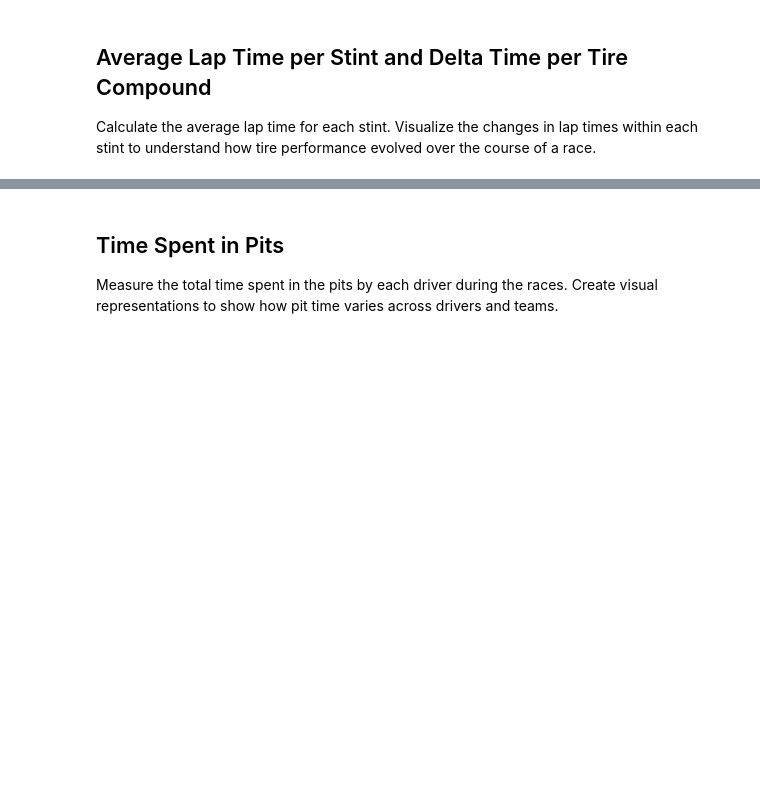
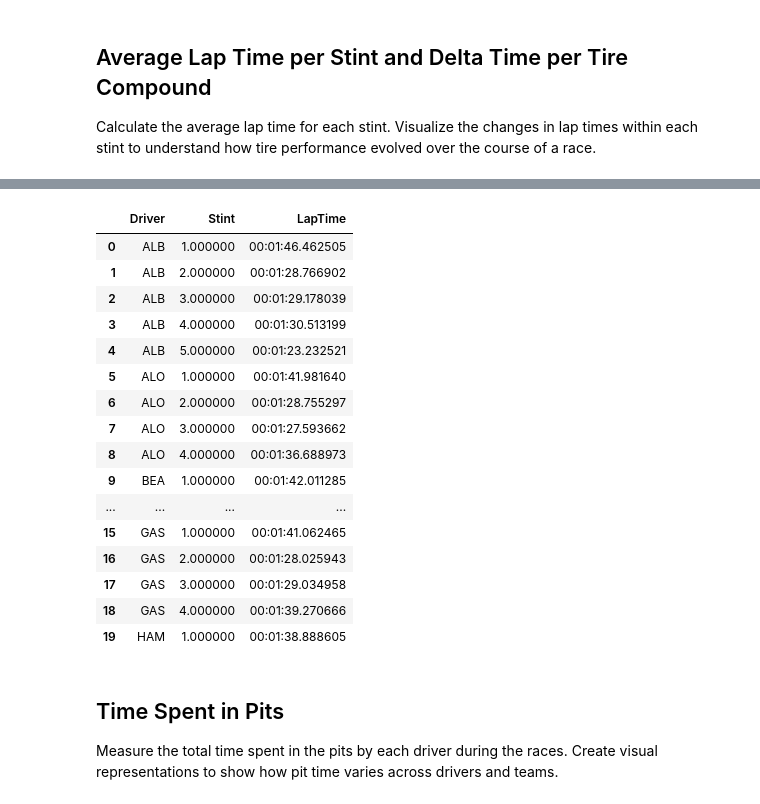
Before and after one commit to MyNameIsCalvinDavis/Data-Science, a Jupyter notebook: F1/F1.ipynb, the cells around one changed output, grey strips where cells are left out. Saved outputs shown, nothing was run; the diff lists cells and outputs as text; code cells hidden in the pictures; blank space fills up the shorter version.

```diff
--- a/F1/F1.ipynb
+++ b/F1/F1.ipynb
@@ -351,0 +413,17 @@ Calculate the average lap time for each stint. Visualize the changes in lap time
+# %%
+laps = races[8][1][["Time", "EventName", "Driver", "Team", "LapNumber", "LapTime", "Stint", "Compound"]]
+laps.set_index(["Stint"]).head(20)
+
+# timeDF=(pd.to_datetime(cleanDF['Running-Time'].str.strip(), format='%H:%M:%S'))
+times = []
+for t in laps["LapTime"]:
+    if type(t) == type("s"):
+        a = t.split(" ")[2]
+        if "." not in a:
+            a += ".000000"
+        times.append(a)
+    else:
+        times.append(np.nan)
+laps["LapTime"] = pd.to_datetime(times, format='%H:%M:%S.%f')
+
+laps.groupby(["Stint"]).mean()
@@ -352,3 +438,24 @@ Calculate the average lap time for each stint. Visualize the changes in lap time
+# %%
+lapsg = laps[["Driver", "Stint", "LapTime"]].groupby(["Driver", "Stint"]).mean().reset_index().head(20)
+lapsg.style.format({"LapTime": lambda t: t.strftime("%H:%M:%S.%f")})
+# %% [output]
+|  | Driver | Stint | LapTime |
+| 0 | ALB | 1.000000 | 00:01:46.462505 |
+| 1 | ALB | 2.000000 | 00:01:28.766902 |
+| 2 | ALB | 3.000000 | 00:01:29.178039 |
+| 3 | ALB | 4.000000 | 00:01:30.513199 |
+| 4 | ALB | 5.000000 | 00:01:23.232521 |
+| 5 | ALO | 1.000000 | 00:01:41.981640 |
+| 6 | ALO | 2.000000 | 00:01:28.755297 |
+| 7 | ALO | 3.000000 | 00:01:27.593662 |
+| 8 | ALO | 4.000000 | 00:01:36.688973 |
+| 9 | BEA | 1.000000 | 00:01:42.011285 |
+| ... | ... | ... | ... |
+| 15 | GAS | 1.000000 | 00:01:41.062465 |
+| 16 | GAS | 2.000000 | 00:01:28.025943 |
+| 17 | GAS | 3.000000 | 00:01:29.034958 |
+| 18 | GAS | 4.000000 | 00:01:39.270666 |
+| 19 | HAM | 1.000000 | 00:01:38.888605 |
 # %% [markdown]
 ## Time Spent in Pits
 Measure the total time spent in the pits by each driver during the races. Create visual representations to show how pit time varies across drivers and teams.
```
Also changed, not shown: parts of 7 cells of this notebook.
